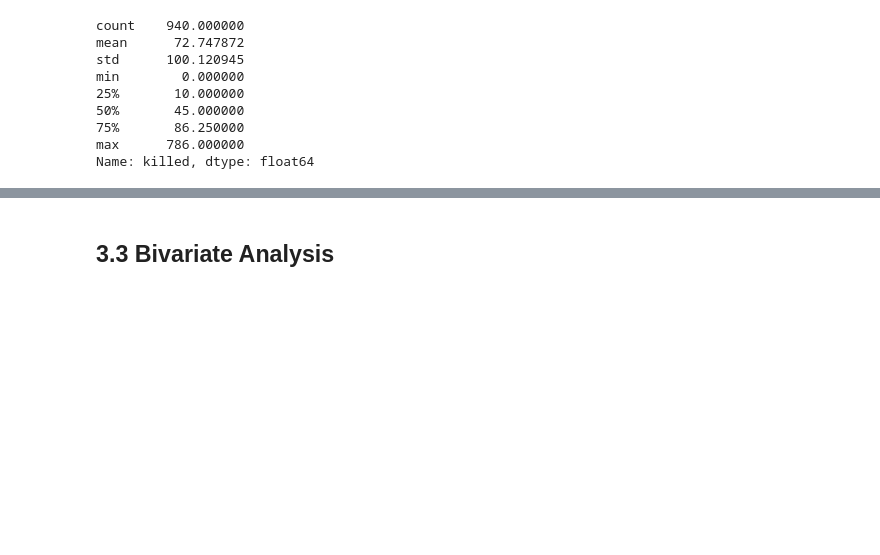
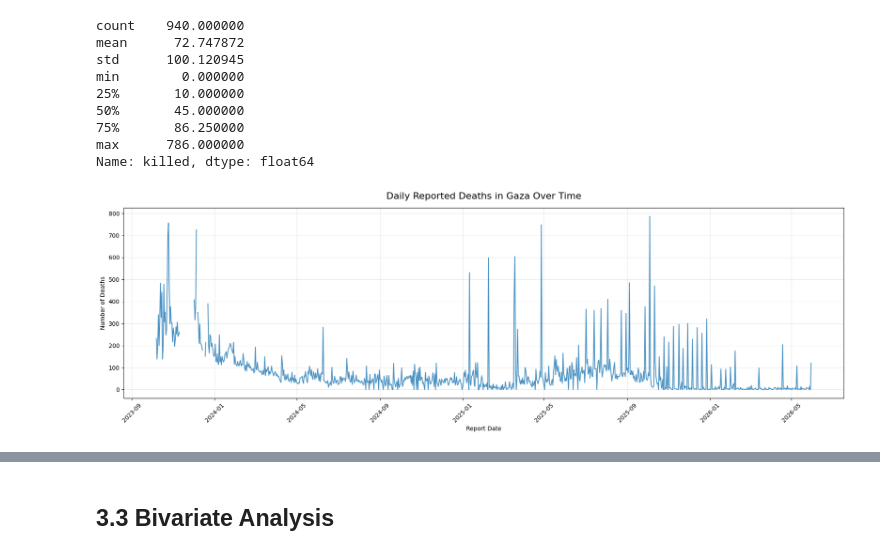
Before and after one commit to aya-alharazin/gaza-humanitarian-data-analysis, a Jupyter notebook: notebooked8b8b5735.ipynb, the cells around one changed output, grey strips where cells are left out. Saved outputs shown, nothing was run; the diff lists cells and outputs as text; code cells hidden in the pictures; blank space fills up the shorter version.

```diff
--- a/notebooked8b8b5735.ipynb
+++ b/notebooked8b8b5735.ipynb
@@ -188,3 +190,25 @@ min        0.000000
 75%       86.250000
 max      786.000000
 Name: killed, dtype: float64
+# %%
+fig, ax = plt.subplots(figsize=(18, 6))
+
+ax.plot(
+    df.index,
+    df['killed'],
+    linewidth=1.5,
+    alpha=0.8
+)
+
+ax.set_title('Daily Reported Deaths in Gaza Over Time', fontsize=16, pad=15)
+ax.set_xlabel('Report Date')
+ax.set_ylabel('Number of Deaths')
+
+plt.xticks(rotation=45)
+
+ax.grid(True, alpha=0.3)
+
+plt.tight_layout()
+plt.show()
+# %% [output]
+[figure, added]
```
Also changed, not shown: parts of 13 cells of this notebook.
